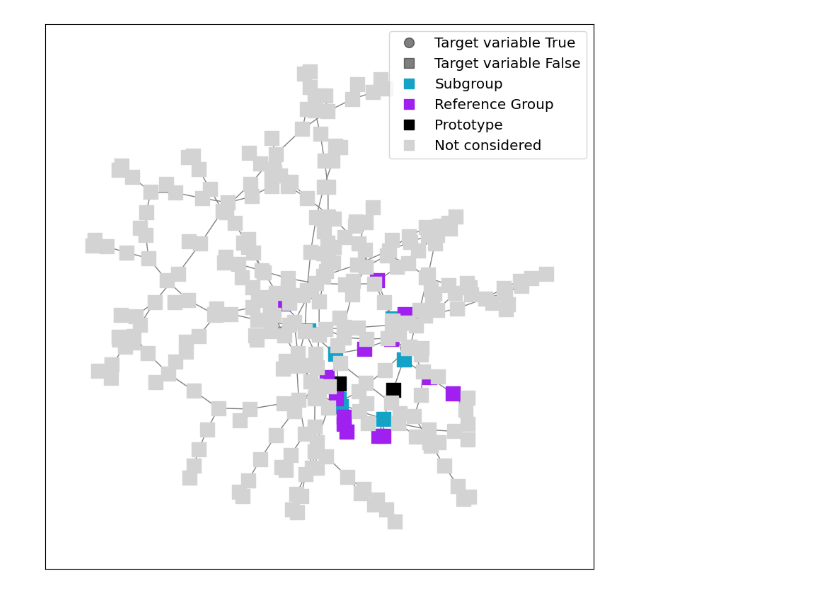
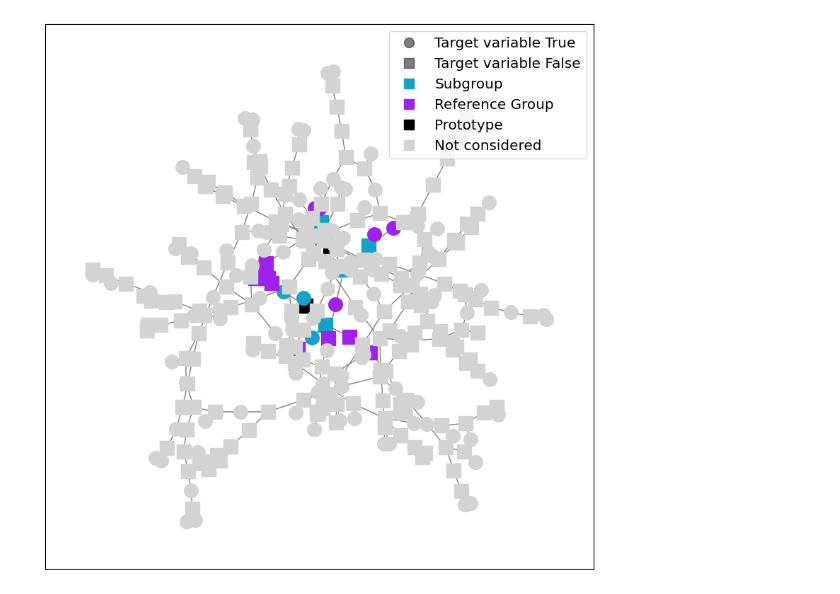
Before and after one commit to Michael-van-Vianen/TUEEMM-MTV, a Jupyter notebook: OGBG-MolHIV_visualization.ipynb, the cells around one changed output. Saved outputs shown, nothing was run; the diff lists cells and outputs as text; code cells hidden in the pictures.

```diff
--- a/OGBG-MolHIV_visualization.ipynb
+++ b/OGBG-MolHIV_visualization.ipynb
@@ -79,0 +73,2 @@ results = pd.read_csv('subgroups_graph_OGBG-MolHIV.csv')
+# %%
+results = pd.read_csv('subgroups_graph_182987_OGBG-MolHIV.csv')
@@ -91,20 +106,9 @@ subgroups = {
     272: [272, 274, 273, 264, 263]
 }
 # %%
-# def get_node_status(node, prototype):
-#     matching_rows = results.loc[results.index == prototype]
-#     if matching_rows.empty:
-#         return None
-#     idx = matching_rows.index[0]
-#     ranks_list = ast.literal_eval(results.loc[idx, 'ranks'])
-#     for rank_node, status in ranks_list:
-#         if rank_node == node:
-#             return status
-#     return None
-
 def get_node_status(node, prototype):
     index_prototype = results[results['Unnamed: 0'] == prototype].index[0]
-    ranks_list = ast.literal_eval(results['ranks'][index_prototype])
+    ranks_list = ast.literal_eval(results['Ranks'][index_prototype])
     for rank_node, status in ranks_list:
         if rank_node == node:
             return status
@@ -115,7 +119,7 @@ subgroup_nodes_true = []
 subgroup_nodes_false = []
 reference_group_nodes_true = []
 reference_group_nodes_false = []
-therest_nodes = set(G.nodes())
+the_rest_nodes = set(G.nodes())
 
 for prototype in prototypes:
     prototype_nodes = [node for node in G.nodes() if node == prototype]
@@ -127,39 +131,39 @@ for prototype in prototypes:
     subgroup_nodes_false.extend([node for node in subgroup_nodes if not get_node_status(node, prototype)])
 
     reference_group_nodes = [node for node in reference_groups[prototype] if node not in subgroups[prototype] and node != prototype]
     reference_group_nodes_true.extend([node for node in reference_group_nodes if get_node_status(node, prototype)])
     reference_group_nodes_false.extend([node for node in reference_group_nodes if not get_node_status(node, prototype)])
 
-    therest_nodes -= set(reference_groups[prototype])
-    therest_nodes -= {prototype}
+    the_rest_nodes -= set(reference_groups[prototype])
+    the_rest_nodes -= {prototype}
 
-therest_group_nodes_true = [node for node in therest_nodes if get_node_status(node, prototype)]
-therest_group_nodes_false = [node for node in therest_nodes if not get_node_status(node, prototype)]
+the_rest_group_nodes_true = [node for node in the_rest_nodes if get_node_status(node, prototype)]
+the_rest_group_nodes_false = [node for node in the_rest_nodes if not get_node_status(node, prototype)]
 
 plt.figure(figsize=(10, 10))
 position = nx.spring_layout(G)
 
 nx.draw_networkx_edges(G, pos=position, edge_color='gray')
 
 nx.draw_networkx_nodes(G, pos=position, nodelist=prototype_nodes_true, node_color='#000000', node_shape='o', node_size=200)
 nx.draw_networkx_nodes(G, pos=position, nodelist=prototype_nodes_false, node_color='#000000', node_shape='s', node_size=200)
 nx.draw_networkx_nodes(G, pos=position, nodelist=subgroup_nodes_true, node_color='#14a3c7', node_shape='o', node_size=200)
 nx.draw_networkx_nodes(G, pos=position, nodelist=subgroup_nodes_false, node_color='#14a3c7', node_shape='s', node_size=200)
 nx.draw_networkx_nodes(G, pos=position, nodelist=reference_group_nodes_true, node_color='#A020F0', node_shape='o', node_size=200)
 nx.draw_networkx_nodes(G, pos=position, nodelist=reference_group_nodes_false, node_color='#A020F0', node_shape='s', node_size=200)
-nx.draw_networkx_nodes(G, pos=position, nodelist=therest_group_nodes_true, node_color='lightgray', node_shape='o', node_size=200)
-nx.draw_networkx_nodes(G, pos=position, nodelist=therest_group_nodes_false, node_color='lightgray', node_shape='s', node_size=200)
+nx.draw_networkx_nodes(G, pos=position, nodelist=the_rest_group_nodes_true, node_color='lightgray', node_shape='o', node_size=200)
+nx.draw_networkx_nodes(G, pos=position, nodelist=the_rest_group_nodes_false, node_color='lightgray', node_shape='s', node_size=200)
 
 circle_marker = Line2D([0], [0], marker='o', color='black', label='Target variable True', markersize=10, linestyle='None', markerfacecolor='black', alpha=0.5)
 square_marker = Line2D([0], [0], marker='s', color='black', label='Target variable False', markersize=10, linestyle='None', markerfacecolor='black', alpha=0.5)
 
 prototype_marker = Line2D([0], [0], marker='s', color='#000000', label='Prototype', markersize=10, linestyle='None', markerfacecolor='#000000', alpha=1)
 subgroup_marker = Line2D([0], [0], marker='s', color='#14a3c7', label='Subgroup', markersize=10, linestyle='None', markerfacecolor='#14a3c7', alpha=1)
 reference_marker = Line2D([0], [0], marker='s', color='#A020F0', label='Reference Group', markersize=10, linestyle='None', markerfacecolor='#A020F0', alpha=1)
-therest_marker = Line2D([0], [0], marker='s', color='lightgray', label='Not considered', markersize=10, linestyle='None', markerfacecolor='lightgray', alpha=1)
+the_rest_marker = Line2D([0], [0], marker='s', color='lightgray', label='Not considered', markersize=10, linestyle='None', markerfacecolor='lightgray', alpha=1)
 
-plt.legend(handles=[circle_marker, square_marker, subgroup_marker, reference_marker, prototype_marker, therest_marker], loc='upper right', fontsize='x-large')
+plt.legend(handles=[circle_marker, square_marker, subgroup_marker, reference_marker, prototype_marker, the_rest_marker], loc='upper right', fontsize='x-large')
 
 plt.show()
 # %% [output]
-[figure, old version]
+[figure, new version]
```
Also changed, not shown: parts of 10 cells of this notebook, 16 other files.
